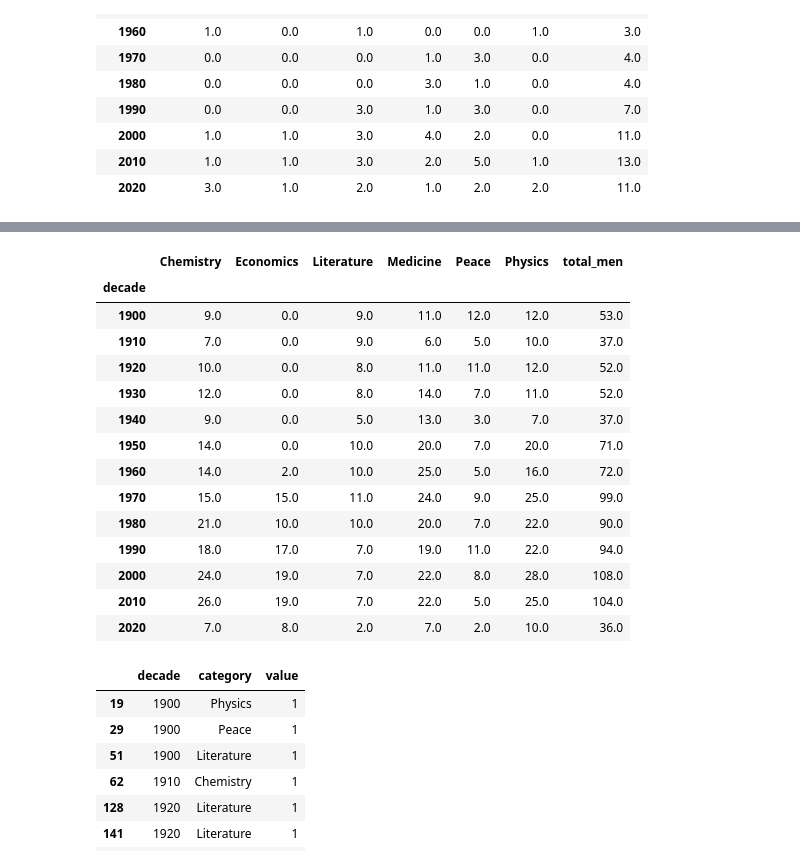
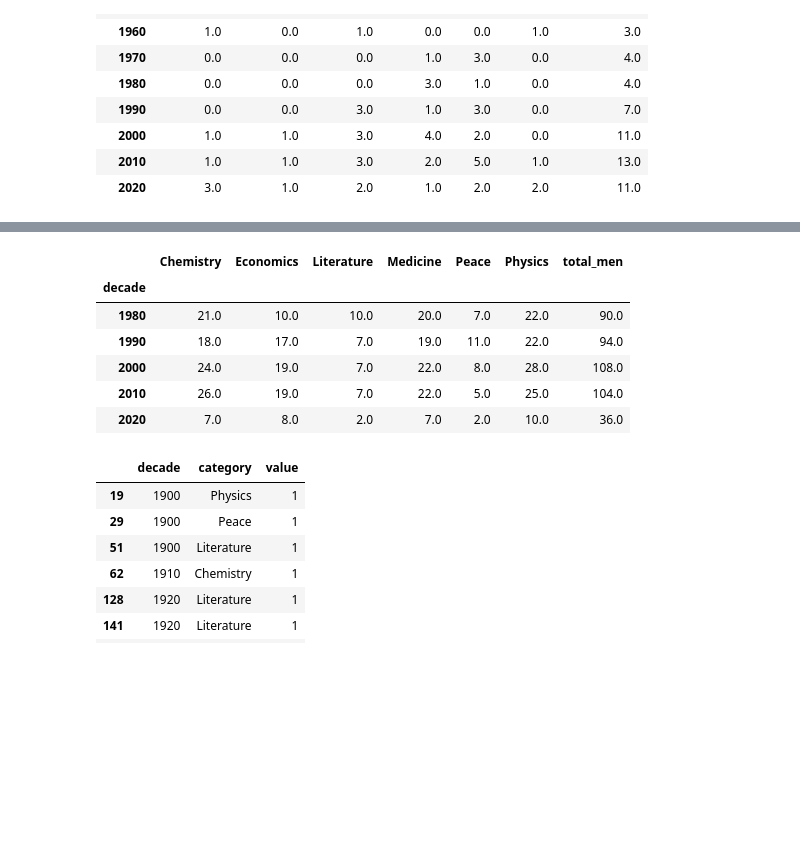
Before and after one commit to MichaelSzczepaniak/DSPortfolio, a Jupyter notebook: Nobel_Winners/NobelWinners.ipynb, the cells around one changed output, grey strips where cells are left out. Drawn from its saved outputs; the diff is of its cells as text; code cells hidden in the pictures; blank space fills up the shorter version.

```diff
--- a/Nobel_Winners/NobelWinners.ipynb
+++ b/Nobel_Winners/NobelWinners.ipynb
@@ -333,24 +336,16 @@ plt.show()
 # %%
 df_men_cat = df_over_time.loc[df_over_time['sex'] == 'Male', ['decade', 'category']]
 df_men_cat = pd.DataFrame(df_men_cat.groupby(['decade', 'category'])['category'].count())
 df_men_cat = df_men_cat.rename(columns = {'category': 'count'})
 df_men_cat = df_men_cat.reset_index()
 df_men_cat = df_men_cat.pivot(index='decade', columns='category', values='count').fillna(0)
 df_men_cat.columns.name = None
 df_men_cat['total_men'] = df_men_cat['Chemistry'] + df_men_cat['Economics'] + df_men_cat['Literature'] + \
                           df_men_cat['Medicine'] + df_men_cat['Peace'] + df_men_cat['Physics']
-df_men_cat
+df_men_cat.tail()
 # %% [output]
 |  | Chemistry | Economics | Literature | Medicine | Peace | Physics | total_men |
 | decade |  |  |  |  |  |  |  |
-| 1900 | 9.0 | 0.0 | 9.0 | 11.0 | 12.0 | 12.0 | 53.0 |
-| 1910 | 7.0 | 0.0 | 9.0 | 6.0 | 5.0 | 10.0 | 37.0 |
-| 1920 | 10.0 | 0.0 | 8.0 | 11.0 | 11.0 | 12.0 | 52.0 |
-| 1930 | 12.0 | 0.0 | 8.0 | 14.0 | 7.0 | 11.0 | 52.0 |
-| 1940 | 9.0 | 0.0 | 5.0 | 13.0 | 3.0 | 7.0 | 37.0 |
-| 1950 | 14.0 | 0.0 | 10.0 | 20.0 | 7.0 | 20.0 | 71.0 |
-| 1960 | 14.0 | 2.0 | 10.0 | 25.0 | 5.0 | 16.0 | 72.0 |
-| 1970 | 15.0 | 15.0 | 11.0 | 24.0 | 9.0 | 25.0 | 99.0 |
 | 1980 | 21.0 | 10.0 | 10.0 | 20.0 | 7.0 | 22.0 | 90.0 |
 | 1990 | 18.0 | 17.0 | 7.0 | 19.0 | 11.0 | 22.0 | 94.0 |
 | 2000 | 24.0 | 19.0 | 7.0 | 22.0 | 8.0 | 28.0 | 108.0 |
```
Also changed, not shown: parts of 2 cells of this notebook.
